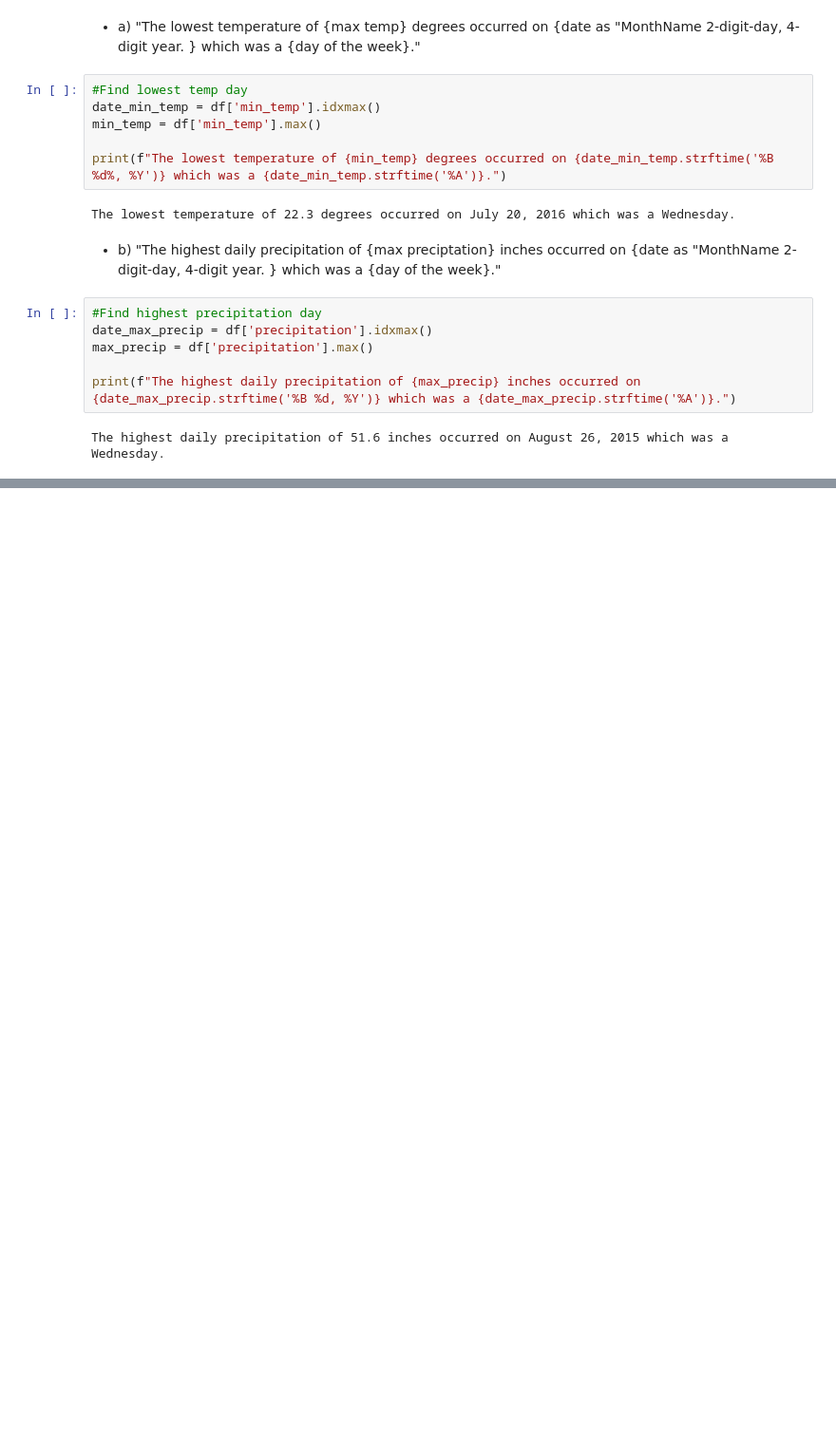
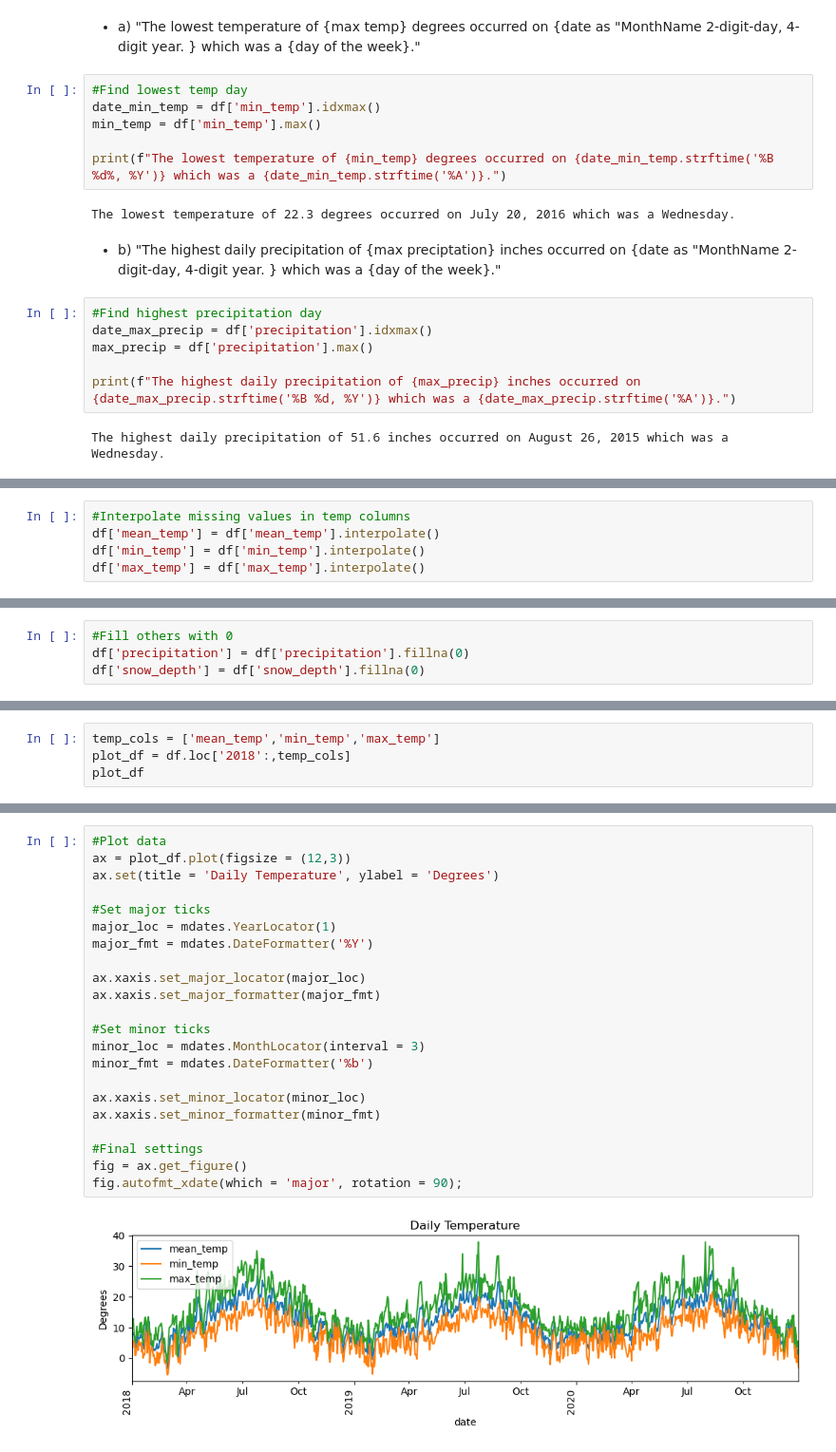
Before and after one commit to krisbarbier/Time-Series-with-Pandas, a Jupyter notebook: Time Series with Pandas (Practice).ipynb, the cells around one changed output, grey strips where cells are left out. Shown at 95% size. Drawn from its saved outputs; the diff is of its cells as text; blank space fills up the shorter version.

Commit message:
Completed Visual assignment

```diff
--- a/Time Series with Pandas (Practice).ipynb
+++ b/Time Series with Pandas (Practice).ipynb
@@ -125,0 +177,5 @@ The highest daily precipitation of 51.6 inches occurred on August 26, 2015 which
+# %%
+#Interpolate missing values in temp columns
+df['mean_temp'] = df['mean_temp'].interpolate()
+df['min_temp'] = df['min_temp'].interpolate()
+df['max_temp'] = df['max_temp'].interpolate()
@@ -125,0 +192,4 @@ The highest daily precipitation of 51.6 inches occurred on August 26, 2015 which
+# %%
+#Fill others with 0
+df['precipitation'] = df['precipitation'].fillna(0)
+df['snow_depth'] = df['snow_depth'].fillna(0)
@@ -125,0 +206,4 @@ The highest daily precipitation of 51.6 inches occurred on August 26, 2015 which
+# %%
+temp_cols = ['mean_temp','min_temp','max_temp']
+plot_df = df.loc['2018':,temp_cols]
+plot_df
@@ -125,0 +225,24 @@ The highest daily precipitation of 51.6 inches occurred on August 26, 2015 which
+# %%
+#Plot data
+ax = plot_df.plot(figsize = (12,3))
+ax.set(title = 'Daily Temperature', ylabel = 'Degrees')
+
+#Set major ticks
+major_loc = mdates.YearLocator(1)
+major_fmt = mdates.DateFormatter('%Y')
+
+ax.xaxis.set_major_locator(major_loc)
+ax.xaxis.set_major_formatter(major_fmt)
+
+#Set minor ticks
+minor_loc = mdates.MonthLocator(interval = 3)
+minor_fmt = mdates.DateFormatter('%b')
+
+ax.xaxis.set_minor_locator(minor_loc)
+ax.xaxis.set_minor_formatter(minor_fmt)
+
+#Final settings
+fig = ax.get_figure()
+fig.autofmt_xdate(which = 'major', rotation = 90);
+# %% [output]
+[figure, added]
```
Also changed, not shown: parts of 10 cells of this notebook.
